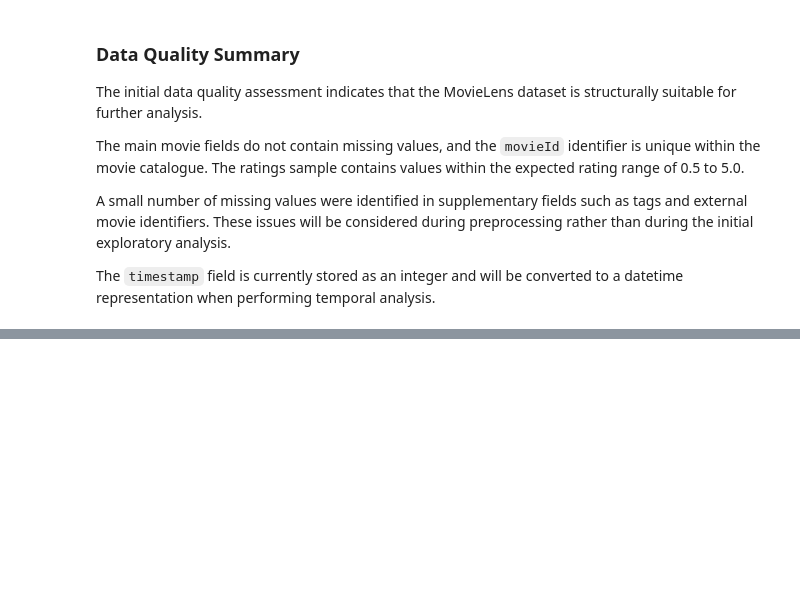
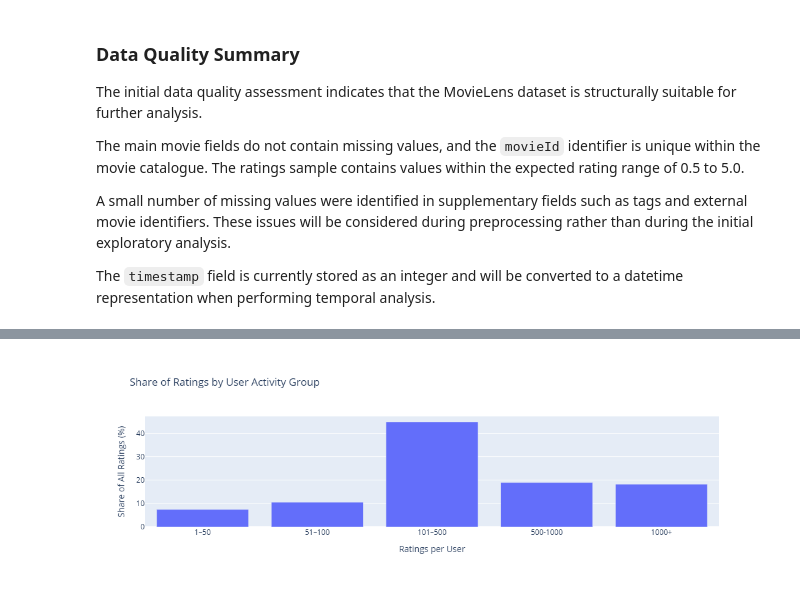
Before and after one commit to adriana-d28/MovieLens_exploratory_analysis, a Jupyter notebook: notebooks/01_movielens_exploratory_analysis.ipynb, the cells around one changed output, grey strips where cells are left out. Saved outputs shown, nothing was run; the diff lists cells and outputs as text; code cells hidden in the pictures; blank space fills up the shorter version.

```diff
--- a/notebooks/01_movielens_exploratory_analysis.ipynb
+++ b/notebooks/01_movielens_exploratory_analysis.ipynb
@@ -338,0 +487,11 @@ The `timestamp` field is currently stored as an integer and will be converted to
+# %%
+print('Discovering what proportion of all ratings comes from highly active users:\n')
+
+activity_df = pd.DataFrame({"rating_count": user_rating_counts, "activity_group": user_activity})
+
+activity_summary = (
+    activity_df
+    .groupby("activity_group", observed=True)["rating_count"]
+    .agg(users="count", ratings="sum").reset_index())
+
+activity_summary
@@ -338,0 +506,6 @@ The `timestamp` field is currently stored as an integer and will be converted to
+# %%
+print('Which user groups generate most of the dataset\'s interactions:\n')
+
+activity_summary["rating_percentage"] = (activity_summary["ratings"] / total_ratings * 100)
+
+activity_summary
@@ -338,0 +520,14 @@ The `timestamp` field is currently stored as an integer and will be converted to
+# %%
+fig = px.bar(
+    activity_summary,
+    x="activity_group",
+    y="rating_percentage",
+    title="Share of Ratings by User Activity Group",
+    labels={
+        "activity_group": "Ratings per User",
+        "rating_percentage": "Share of All Ratings (%)"
+    })
+
+fig.show()
+# %% [output]
+[figure, added]
```
Also changed, not shown: parts of 19 cells of this notebook.
